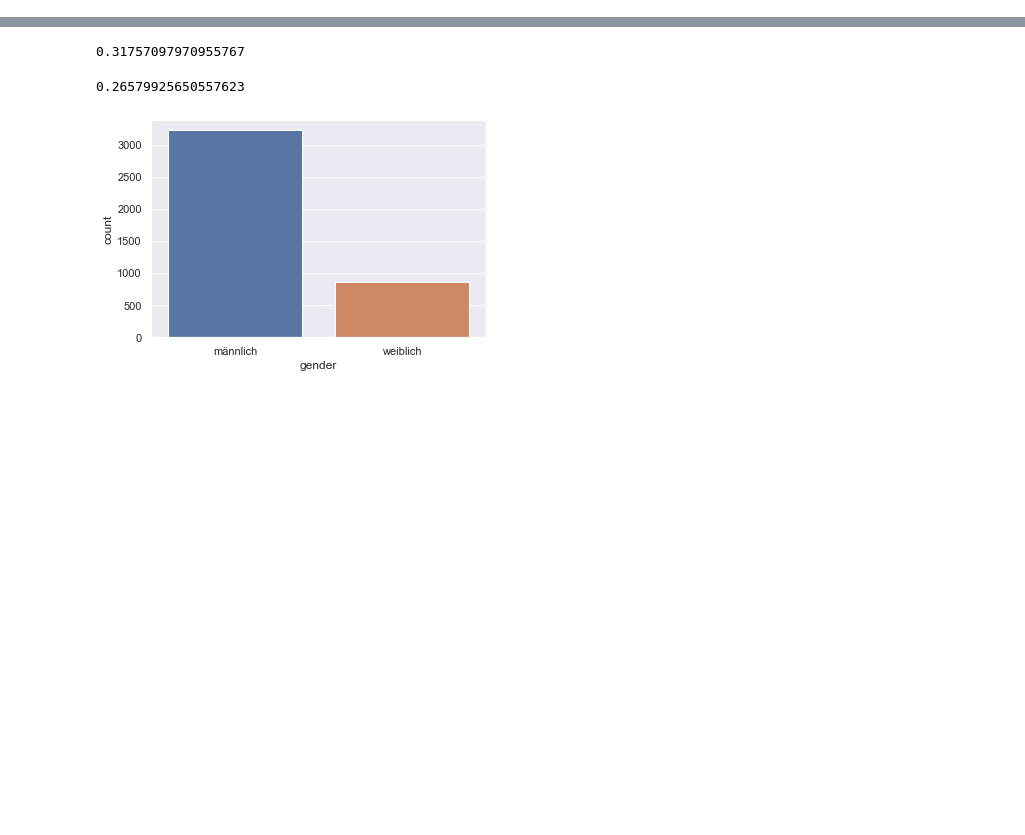
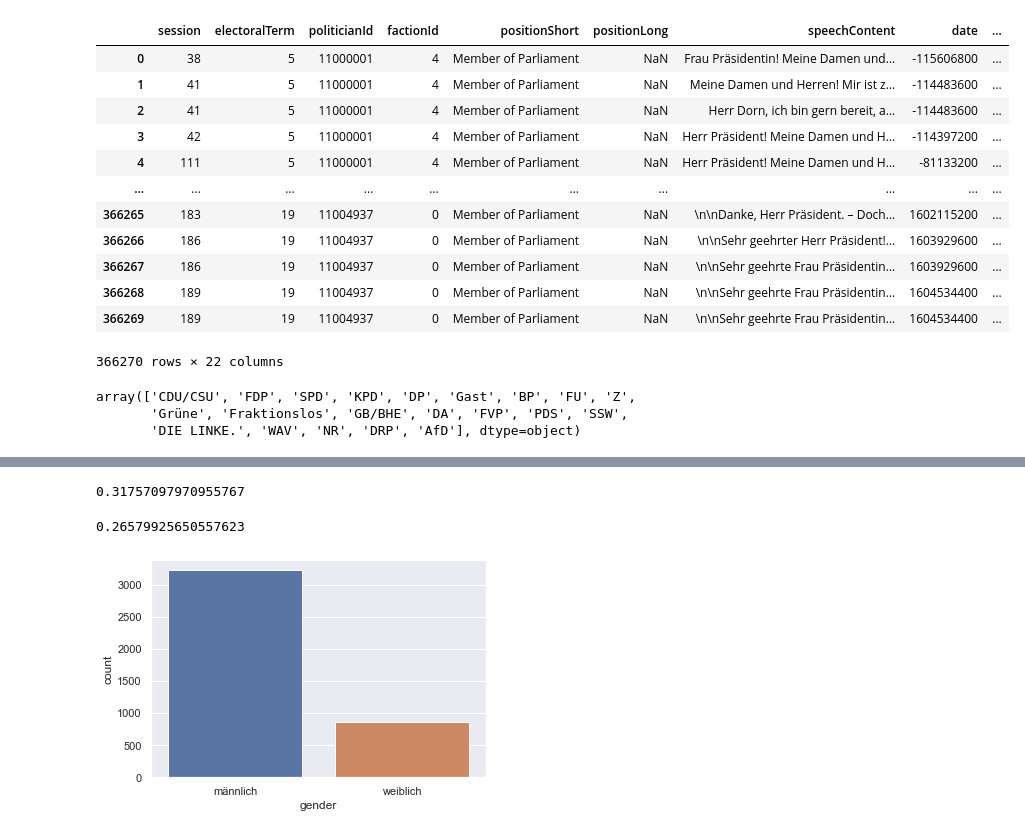
Before and after one commit to adalab-ai/fairmocracy, a Jupyter notebook: speeches_eda.ipynb, the cells around one changed output, grey strips where cells are left out. Cells and saved outputs as stored; diff of their text form; code cells hidden in the pictures; blank space fills up the shorter version.

```diff
--- a/speeches_eda.ipynb
+++ b/speeches_eda.ipynb
@@ -30,0 +39,16 @@ len(speeches.index), len(politicians.index)
+# %%
+polit_speeches
+# %% [output]
+|  | session | electoralTerm | politicianId | factionId | positionShort | positionLong | speechContent | date | ... |
+| 0 | 38 | 5 | 11000001 | 4 | Member of Parliament | NaN | Frau Präsidentin! Meine Damen und... | -115606800 | ... |
+| 1 | 41 | 5 | 11000001 | 4 | Member of Parliament | NaN | Meine Damen und Herren! Mir ist z... | -114483600 | ... |
+| 2 | 41 | 5 | 11000001 | 4 | Member of Parliament | NaN | Herr Dorn, ich bin gern bereit, a... | -114483600 | ... |
+| 3 | 42 | 5 | 11000001 | 4 | Member of Parliament | NaN | Herr Präsident! Meine Damen und H... | -114397200 | ... |
+| 4 | 111 | 5 | 11000001 | 4 | Member of Parliament | NaN | Herr Präsident! Meine Damen und H... | -81133200 | ... |
+| ... | ... | ... | ... | ... | ... | ... | ... | ... | ... |
+| 366265 | 183 | 19 | 11004937 | 0 | Member of Parliament | NaN | \n\nDanke, Herr Präsident. – Doch... | 1602115200 | ... |
+| 366266 | 186 | 19 | 11004937 | 0 | Member of Parliament | NaN | \n\nSehr geehrter Herr Präsident!... | 1603929600 | ... |
+| 366267 | 186 | 19 | 11004937 | 0 | Member of Parliament | NaN | \n\nSehr geehrte Frau Präsidentin... | 1603929600 | ... |
+| 366268 | 189 | 19 | 11004937 | 0 | Member of Parliament | NaN | \n\nSehr geehrte Frau Präsidentin... | 1604534400 | ... |
+| 366269 | 189 | 19 | 11004937 | 0 | Member of Parliament | NaN | \n\nSehr geehrte Frau Präsidentin... | 1604534400 | ... |
+366270 rows × 22 columns
@@ -30,0 +59,6 @@ len(speeches.index), len(politicians.index)
+# %%
+polit_speeches["abbreviation"].unique()
+# %% [output]
+array(['CDU/CSU', 'FDP', 'SPD', 'KPD', 'DP', 'Gast', 'BP', 'FU', 'Z',
+       'Grüne', 'Fraktionslos', 'GB/BHE', 'DA', 'FVP', 'PDS', 'SSW',
+       'DIE LINKE.', 'WAV', 'NR', 'DRP', 'AfD'], dtype=object)
```
Also changed, not shown: parts of 21 cells of this notebook.
